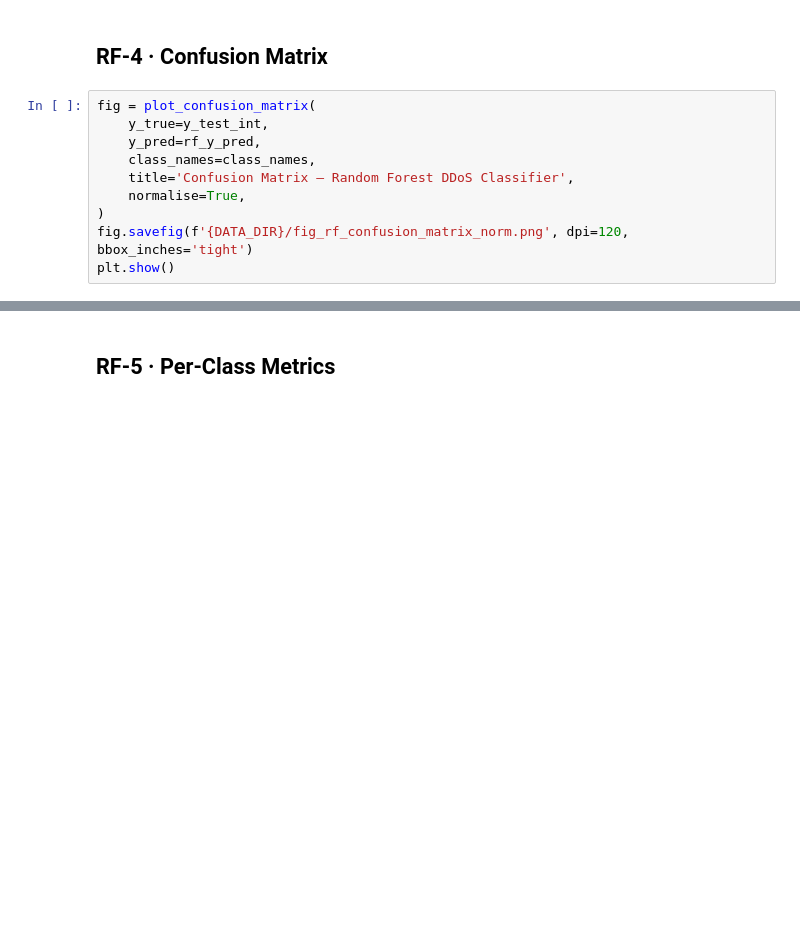
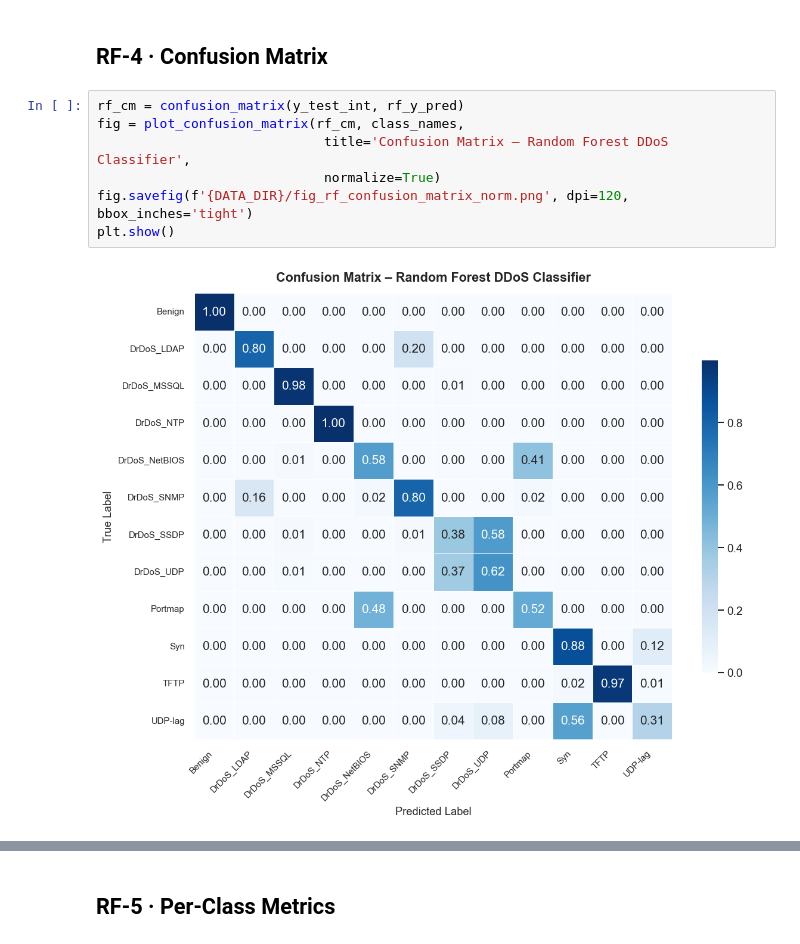
Before and after one commit to MosaAmran11/Transformer-DDoS-Detector, a Jupyter notebook: notebooks/ddos2019-ids2018/03_model_training.ipynb, the cells around one changed output, grey strips where cells are left out. Saved outputs shown, nothing was run; the diff lists cells and outputs as text; blank space fills up the shorter version.

```diff
--- a/notebooks/ddos2019-ids2018/03_model_training.ipynb
+++ b/notebooks/ddos2019-ids2018/03_model_training.ipynb
@@ -469,13 +512,12 @@ print(classification_report(
 # %% [markdown]
 ## RF-4 · Confusion Matrix
 # %%
-fig = plot_confusion_matrix(
-    y_true=y_test_int,
-    y_pred=rf_y_pred,
-    class_names=class_names,
-    title='Confusion Matrix – Random Forest DDoS Classifier',
-    normalise=True,
-)
+rf_cm = confusion_matrix(y_test_int, rf_y_pred)
+fig = plot_confusion_matrix(rf_cm, class_names,
+                             title='Confusion Matrix – Random Forest DDoS Classifier',
+                             normalize=True)
 fig.savefig(f'{DATA_DIR}/fig_rf_confusion_matrix_norm.png', dpi=120, bbox_inches='tight')
 plt.show()
+# %% [output]
+[figure, added]
 # %%
```
Also changed, not shown: parts of 11 cells of this notebook, 1 other file.
